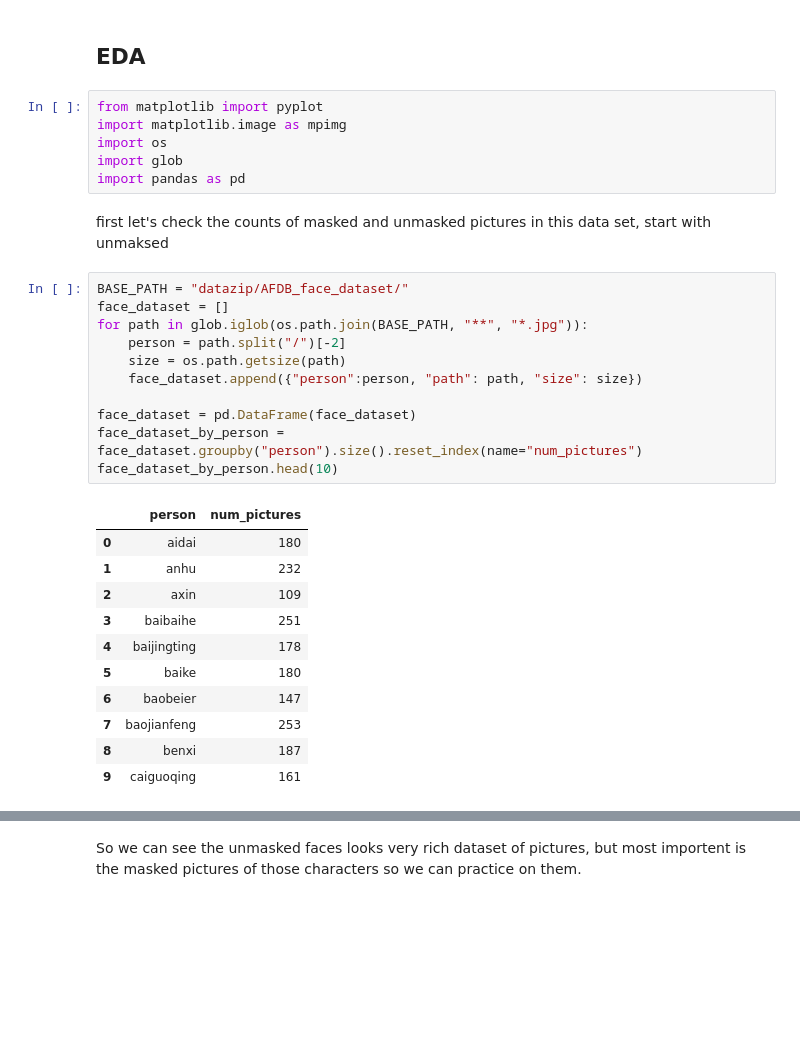
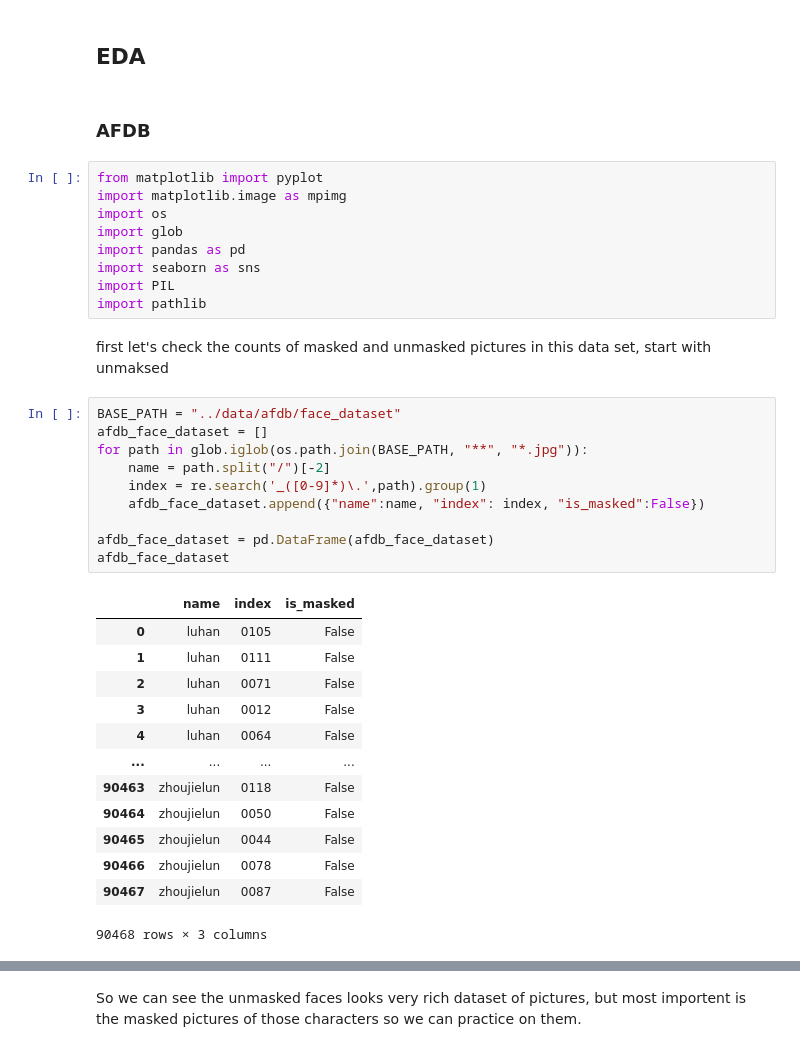
Before and after one commit to ofekari/MaskedFaceDetection, a Jupyter notebook: MaskedFaceDetectionNotebook.ipynb, the cells around one changed output, grey strips where cells are left out. Drawn from its saved outputs; the diff is of its cells as text; blank space fills up the shorter version.

```diff
--- a/MaskedFaceDetectionNotebook.ipynb
+++ b/MaskedFaceDetectionNotebook.ipynb
@@ -99,34 +99,40 @@ On the VGGFace dataset we will conduct augmentations for half of the images and
 We've found 2 more promising datasets, AFDB and MFR2, which include both masked and unmasked faces and are split by the identified person. Altough these datasets are not curated and not very large they could provide us with opportunity to train and test the algorithms on real masked faces.
 # %% [markdown]
 ## EDA
+# %% [markdown]
+### AFDB
 # %%
 from matplotlib import pyplot
 import matplotlib.image as mpimg
 import os
 import glob
 import pandas as pd
+import seaborn as sns
+import PIL
+import pathlib
 # %% [markdown]
 first let's check the counts of masked and unmasked pictures in this data set, start with unmaksed
 # %%
-BASE_PATH = "datazip/AFDB_face_dataset/"
-face_dataset = []
+BASE_PATH = "../data/afdb/face_dataset"
+afdb_face_dataset = []
 for path in glob.iglob(os.path.join(BASE_PATH, "**", "*.jpg")):
-    person = path.split("/")[-2]
-    size = os.path.getsize(path)
-    face_dataset.append({"person":person, "path": path, "size": size})
+    name = path.split("/")[-2]
+    index = re.search('_([0-9]*)\.',path).group(1)
+    afdb_face_dataset.append({"name":name, "index": index, "is_masked":False})
 
-face_dataset = pd.DataFrame(face_dataset)
-face_dataset_by_person = face_dataset.groupby("person").size().reset_index(name="num_pictures")
-face_dataset_by_person.head(10)
+afdb_face_dataset = pd.DataFrame(afdb_face_dataset)
+afdb_face_dataset
 # %% [output]
-|  | person | num_pictures |
-| 0 | aidai | 180 |
-| 1 | anhu | 232 |
-| 2 | axin | 109 |
-| 3 | baibaihe | 251 |
-| 4 | baijingting | 178 |
-| 5 | baike | 180 |
-| 6 | baobeier | 147 |
-| 7 | baojianfeng | 253 |
-| 8 | benxi | 187 |
-| 9 | caiguoqing | 161 |
+|  | name | index | is_masked |
+| 0 | luhan | 0105 | False |
+| 1 | luhan | 0111 | False |
+| 2 | luhan | 0071 | False |
+| 3 | luhan | 0012 | False |
+| 4 | luhan | 0064 | False |
+| ... | ... | ... | ... |
+| 90463 | zhoujielun | 0118 | False |
+| 90464 | zhoujielun | 0050 | False |
+| 90465 | zhoujielun | 0044 | False |
+| 90466 | zhoujielun | 0078 | False |
+| 90467 | zhoujielun | 0087 | False |
+90468 rows × 3 columns
```
Also changed, not shown: parts of 49 cells of this notebook, 14 other files.
